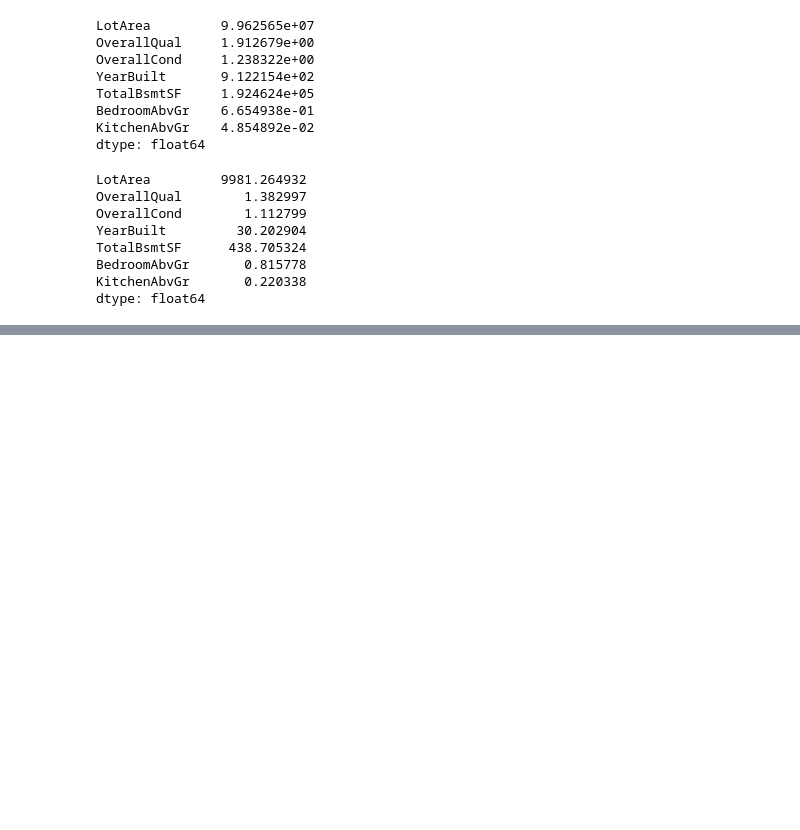
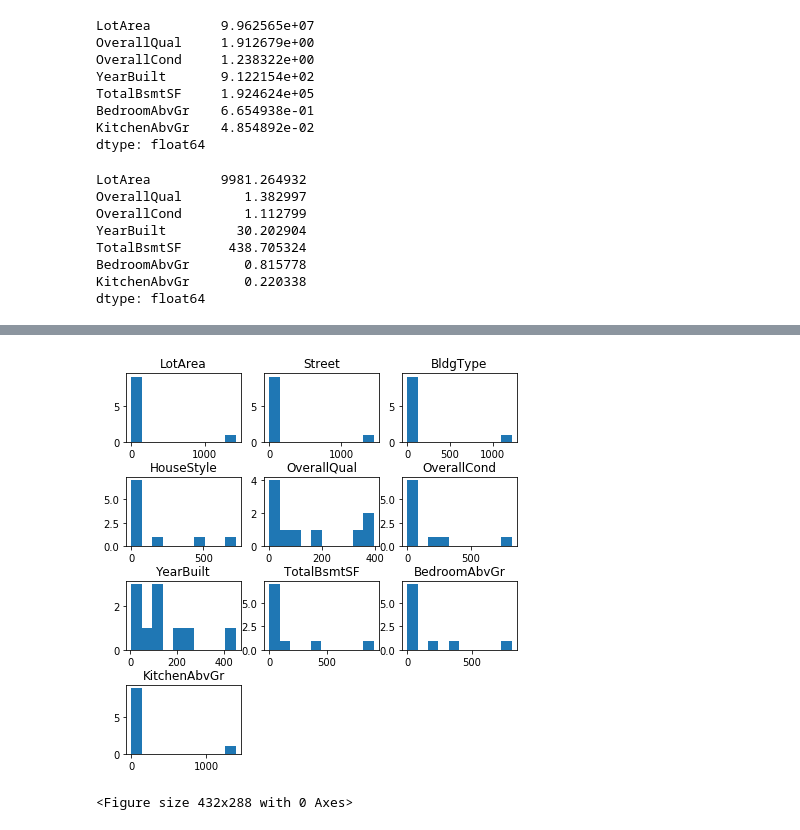
Before and after one commit to jecs89/LearningEveryDay, a Jupyter notebook: ML/Ciencia Dados.ipynb, the cells around one changed output, grey strips where cells are left out. Drawn from its saved outputs; the diff is of its cells as text; code cells hidden in the pictures; blank space fills up the shorter version.

```diff
--- a/ML/Ciencia Dados.ipynb
+++ b/ML/Ciencia Dados.ipynb
@@ -205,0 +236,8 @@ print(mydf)
+# %%
+print(mydf['Street'].value_counts())
+print(mydf['BldgType'].value_counts())
+print(mydf['HouseStyle'].value_counts())
+cleanup_nums = {"Street": {"Grvl":0, "Pave":1},
+                 "BldgType": {"1Fam":0, "TwnhsE": 1, "Duplex":2, "Twnhs":3, "2fmCon":4},
+                 "HouseStyle": {"1Story":0, "2Story":2, "1.5Fin":3, "SLvl":4, "SFoyer":5, "1.5Unf":6, "2.5Unf":7, "2.5Fin":8}}
+mydf.replace(cleanup_nums, inplace=True)
@@ -205,0 +291,23 @@ print(mydf)
+# %%
+#count, division = np.histogram(mydf['BedroomAbvGr'])
+#plt.hist(count)
+
+#count, division = np.histogram(mydf['Street'])
+#plt.hist(count)
+
+
+
+counter = 1
+plt.figure(figsize = (7,7))
+for column in mydf:
+    plt.subplot(4,3,int(counter))
+    plt.title(column)
+    count, division = np.histogram(mydf[column])
+    plt.subplots_adjust(hspace=0.5)
+    plt.hist(count)
+    counter += 1
+plt.show()
+plt.savefig('hist.png')
+# %% [output]
+[figure, added]
+<Figure size 432x288 with 0 Axes>
```
Also changed, not shown: parts of 14 cells of this notebook.
